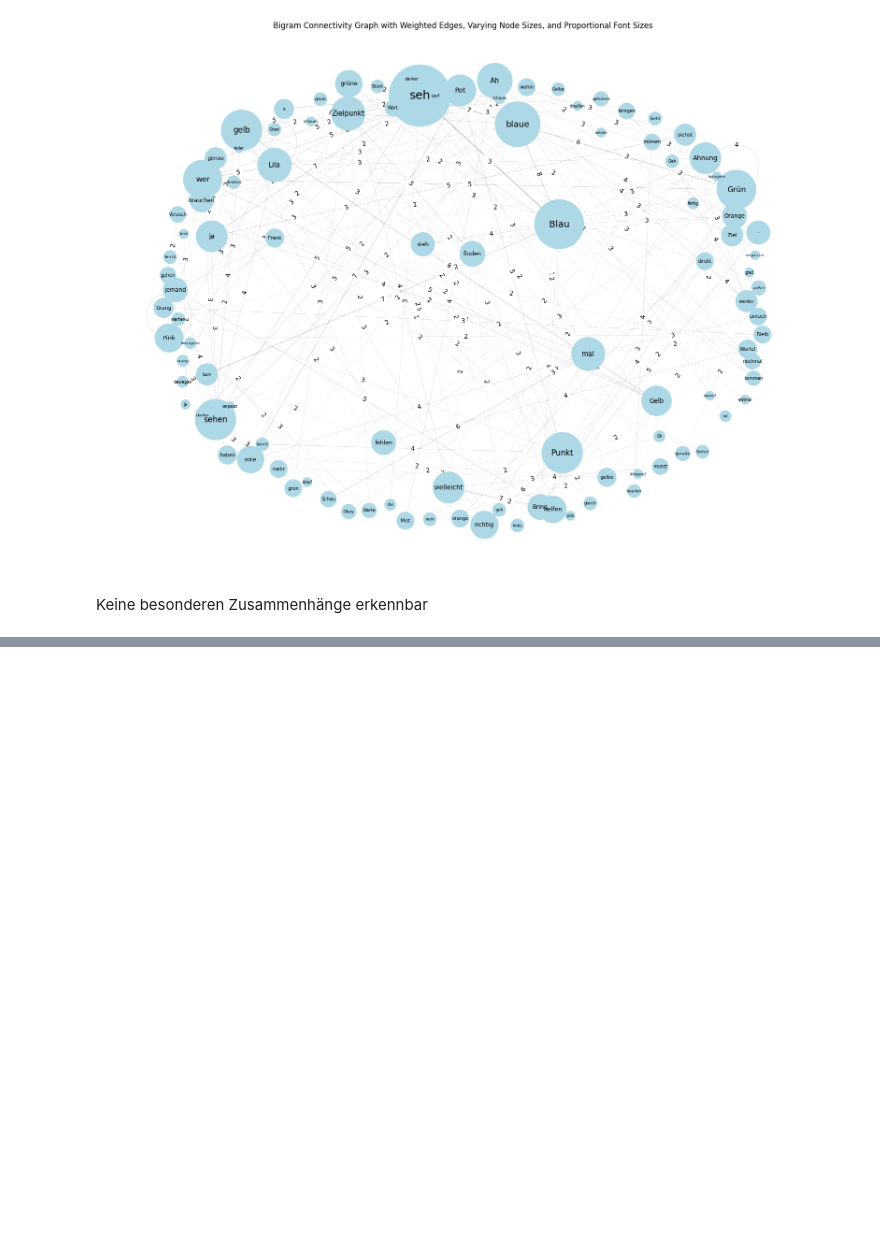
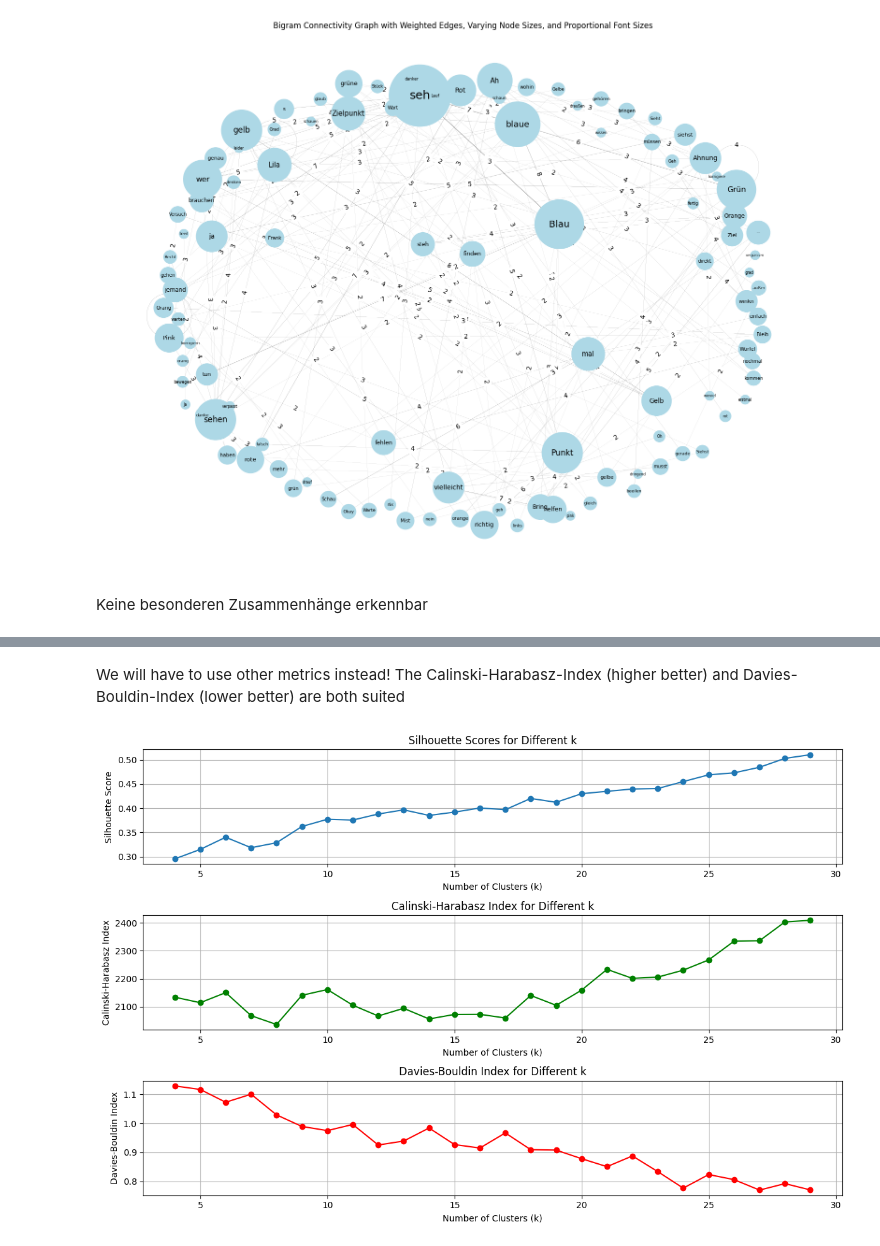
Before and after one commit to Br0wn1e23/LLM_Exp, a Jupyter notebook: Conversation_EDA.ipynb, the cells around one changed output, grey strips where cells are left out. Saved outputs shown, nothing was run; the diff lists cells and outputs as text; code cells hidden in the pictures; blank space fills up the shorter version.

```diff
--- a/Conversation_EDA.ipynb
+++ b/Conversation_EDA.ipynb
@@ -366,0 +614,55 @@ See the caveats in the documentation: https://pandas.pydata.org/pandas-docs/stab
+# %% [markdown]
+We will have to use other metrics instead!
+The Calinski-Harabasz-Index (higher better) and Davies-Bouldin-Index (lower better) are both suited
+# %%
+from sklearn.metrics import calinski_harabasz_score, davies_bouldin_score
+
+# Define the range of k values
+k_values = range_n_clusters
+
+# Initialize lists to store scores
+silhouette_scores = []
+calinski_harabasz_scores = []
+davies_bouldin_scores = []
+
+# Calculate scores for each k
+for k in k_values:
+    kmeans = KMeans(n_clusters=k, n_init=10, random_state=42).fit(latent_representations)
+    y_pred = kmeans.labels_
+
+    # Compute metrics
+    silhouette_scores.append(silhouette_score(latent_representations, y_pred))
+    calinski_harabasz_scores.append(calinski_harabasz_score(latent_representations, y_pred))
+    davies_bouldin_scores.append(davies_bouldin_score(latent_representations, y_pred))
+
+# Plot the results
+plt.figure(figsize=(12, 8))
+
+# Silhouette Scores
+plt.subplot(3, 1, 1)
+plt.plot(k_values, silhouette_scores, marker='o', label='Silhouette Score')
+plt.xlabel('Number of Clusters (k)')
+plt.ylabel('Silhouette Score')
+plt.title('Silhouette Scores for Different k')
+plt.grid(True)
+
+# Calinski-Harabasz Index
+plt.subplot(3, 1, 2)
+plt.plot(k_values, calinski_harabasz_scores, marker='o', color='green', label='Calinski-Harabasz Index')
+plt.xlabel('Number of Clusters (k)')
+plt.ylabel('Calinski-Harabasz Index')
+plt.title('Calinski-Harabasz Index for Different k')
+plt.grid(True)
+
+# Davies-Bouldin Index
+plt.subplot(3, 1, 3)
+plt.plot(k_values, davies_bouldin_scores, marker='o', color='red', label='Davies-Bouldin Index')
+plt.xlabel('Number of Clusters (k)')
+plt.ylabel('Davies-Bouldin Index')
+plt.title('Davies-Bouldin Index for Different k')
+plt.grid(True)
+
+plt.tight_layout()
+plt.show()
+# %% [output]
+[figure, added]
```
Also changed, not shown: parts of 26 cells of this notebook, 1 other file.
